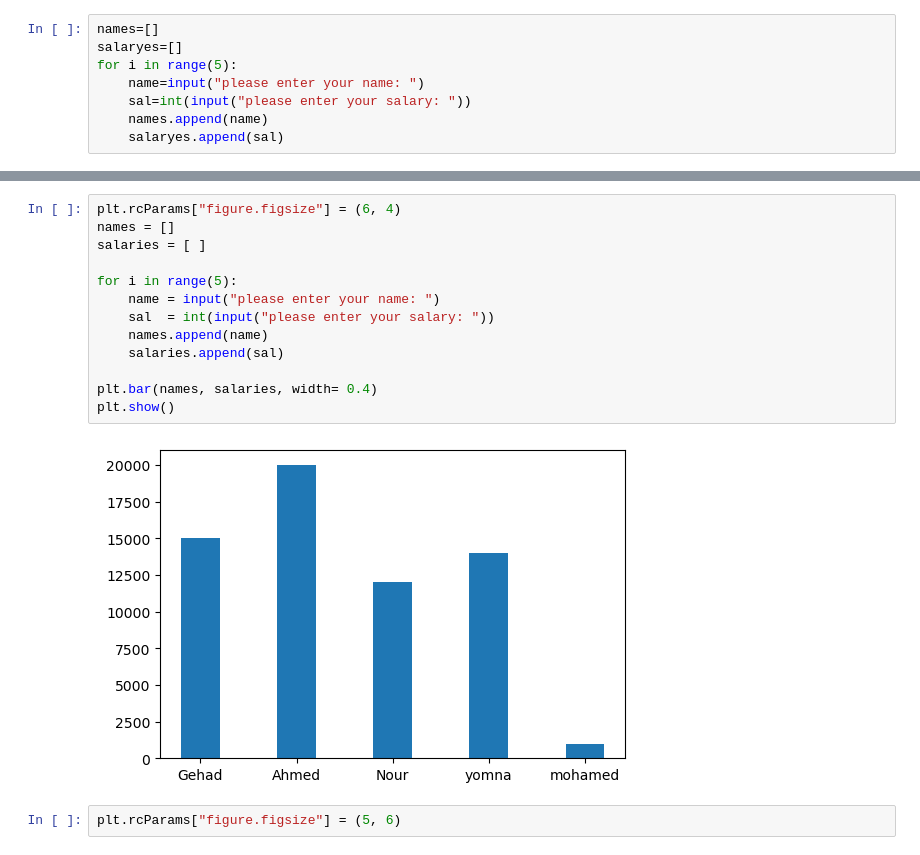
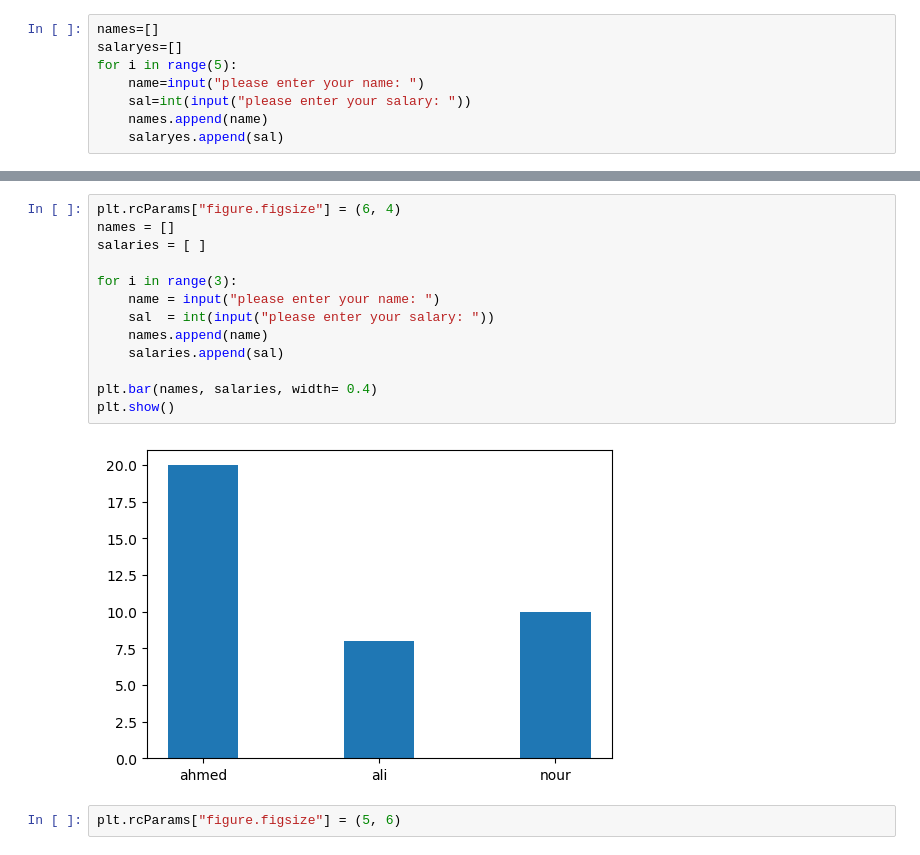
Before and after one commit to gehad-Ahmed30/Data-Analysis, a Jupyter notebook: Pandas/Visualization.ipynb, the cells around one changed output, grey strips where cells are left out. Cells and saved outputs as stored; diff of their text form.

Commit message:
Visualuzation

```diff
--- a/Pandas/Visualization.ipynb
+++ b/Pandas/Visualization.ipynb
@@ -613,18 +615,18 @@ plt.show()
 # %%
 plt.rcParams["figure.figsize"] = (6, 4)
 names = []
 salaries = [ ]
 
-for i in range(5):
+for i in range(3):
     name = input("please enter your name: ")
     sal  = int(input("please enter your salary: "))
     names.append(name)
     salaries.append(sal)
 
 plt.bar(names, salaries, width= 0.4)
 plt.show()
 # %% [output]
-[figure, old version]
+[figure, new version]
 # %%
 plt.rcParams["figure.figsize"] = (5, 6)
 # %%
```
Also changed, not shown: parts of 11 cells of this notebook, 2 other files.
